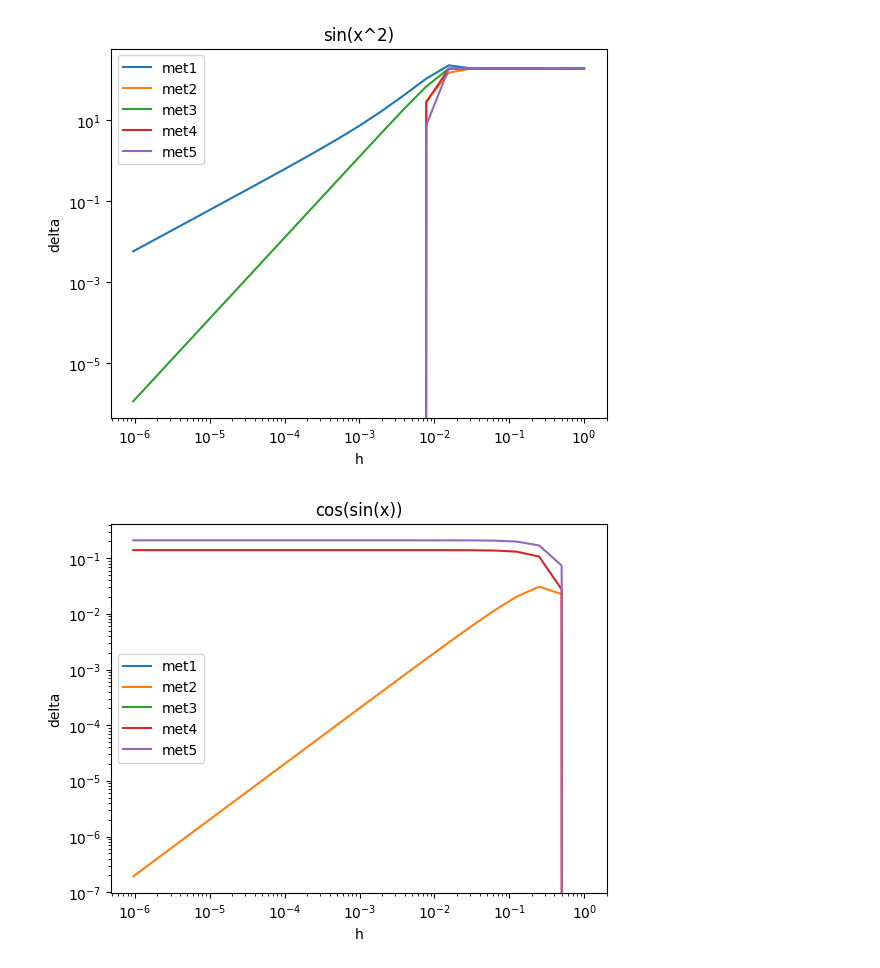
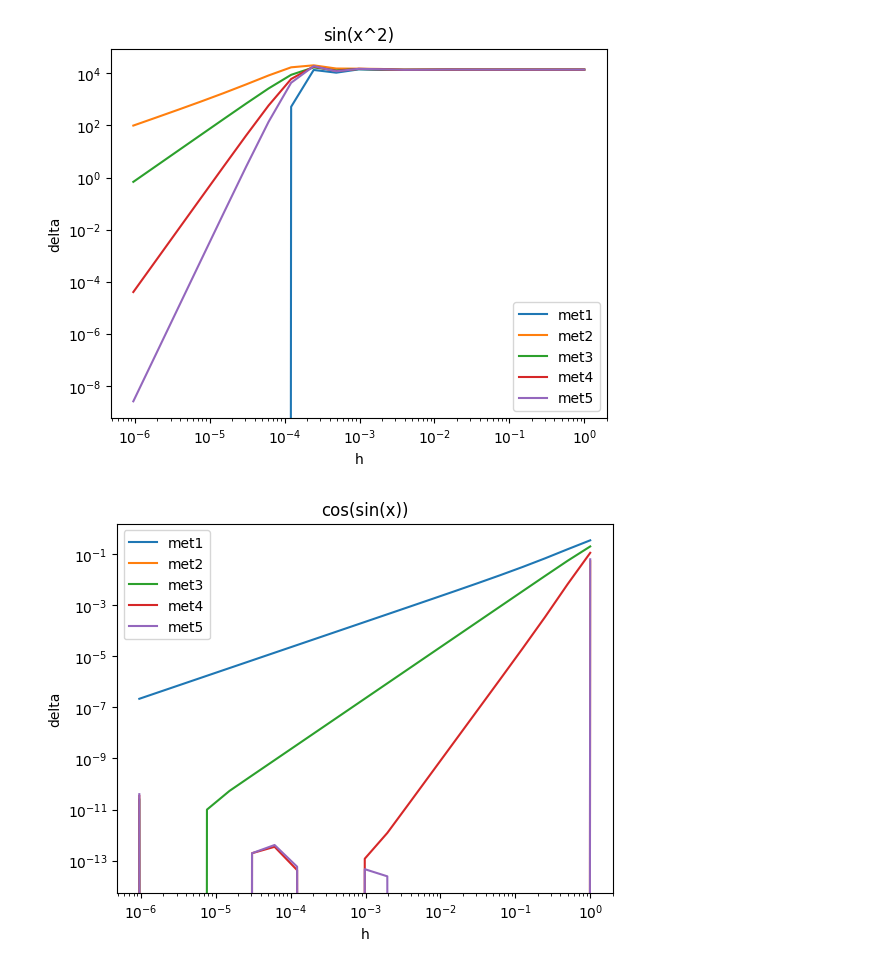
Before and after one commit to crazyguevaraa/CM, a Jupyter notebook: lab1.ipynb, the cells around one changed output. Drawn from its saved outputs; the diff is of its cells as text; code cells hidden in the pictures.

```diff
--- a/lab1.ipynb
+++ b/lab1.ipynb
@@ -20,22 +20,22 @@ class foo():
     print(self.n)
 
   def met1(self, h):
-    return (self.bar(self.x + h) - self.bar(self.x)) / h
+    return ((self.bar(self.x + h) - self.bar(self.x)) / h)
 
   def met2(self, h):
-    return (self.bar(self.x) - self.bar(self.x - h)) / h
+    return ((self.bar(self.x) - self.bar(self.x - h)) / h)
 
   def met3(self, h):
     return (self.bar(self.x + h) - self.bar(self.x - h)) / (2 * h)
 
   def met4(self, h):
     return ((4*(self.bar(self.x + h) - self.bar(self.x - h)) / (6 * h)) -
-            ((self.bar(self.x + 2 * h) - self.bar(self.x - 2 * h)) / 12 * h))
+            ((self.bar(self.x + 2 * h) - self.bar(self.x - 2 * h)) / (12 * h)))
 
   def met5(self, h):
     return ((3*(self.bar(self.x + h) - self.bar(self.x - h)) / (4 * h)) -
-            (3 * (self.bar(self.x + 2 * h) - self.bar(self.x - 2 * h)) / 20 * h) +
-            ((self.bar(self.x + 3 * h) - self.bar(self.x - 3 * h)) / 60 * h))
+            (3 * (self.bar(self.x + 2 * h) - self.bar(self.x - 2 * h)) / (20 * h)) +
+            ((self.bar(self.x + 3 * h) - self.bar(self.x - 3 * h)) / (60 * h)))
 
 
   def calc(self, method):
@@ -77,46 +77,46 @@ def func2(self, x):
   return np.cos(np.sin(x))
 
 def func2_diff(self, x):
-  return (-np.cos(x) * np.sin(np.sin(x)))
+  return (-1 * np.cos(x) * np.sin(np.sin(x)))
 
 def func3(self, x):
   return np.exp(np.sin(np.cos(x)))
 
 def func3_diff(self, x):
-  return (-1 * np.exp(np.sin(np.cos(x)))) * np.sin(x) * np.cos(np.cos(x))
+  return (-1 * np.exp(np.sin(np.cos(x))) * np.sin(x) * np.cos(np.cos(x)))
 
 def func4(self, x):
   return np.log(x + 3)
 
 def func4_diff(self, x):
-  return 1 / (x + 3)
+  return (1 / (x + 3))
 
 def func5(self, x):
-  return (x + 3)**0.5
+  return ((x + 3)**0.5)
 
 def func5_diff(self, x):
-  return 1 / (2 * (x + 3)**0.5)
+  return (1 / (2 * (x + 3)**0.5))
 
 
 
-obj1 = foo (100, func1, func1_diff)
-obj2 = foo (100, func2, func2_diff)
-obj3 = foo (1000, func3, func3_diff)
-obj4 = foo (100, func4, func4_diff)
-obj5 = foo (100, func5, func5_diff)
+obj1 = foo (9000, func1, func1_diff)
+obj2 = foo (7500, func2, func2_diff)
+obj3 = foo (7500, func3, func3_diff)
+obj4 = foo (10e-5, func4, func4_diff)
+obj5 = foo (10e-4, func5, func5_diff)
 
 
 
 obj1.calc_all()
 obj1.plot_all("sin(x^2)")
 obj2.calc_all()
 obj2.plot_all("cos(sin(x))")
 obj3.calc_all()
 obj4.calc_all()
 obj5.calc_all()
 obj3.plot_all("exp(sin(cos(x)))")
 obj4.plot_all("ln(x+3)")
 obj5.plot_all("(x+3)^0.5")
 # %% [output]
-[figure, old version]
+[figure, new version]
-[figure, old version]
+[figure, new version]
```
Also changed, not shown: parts of 1 cell of this notebook.
